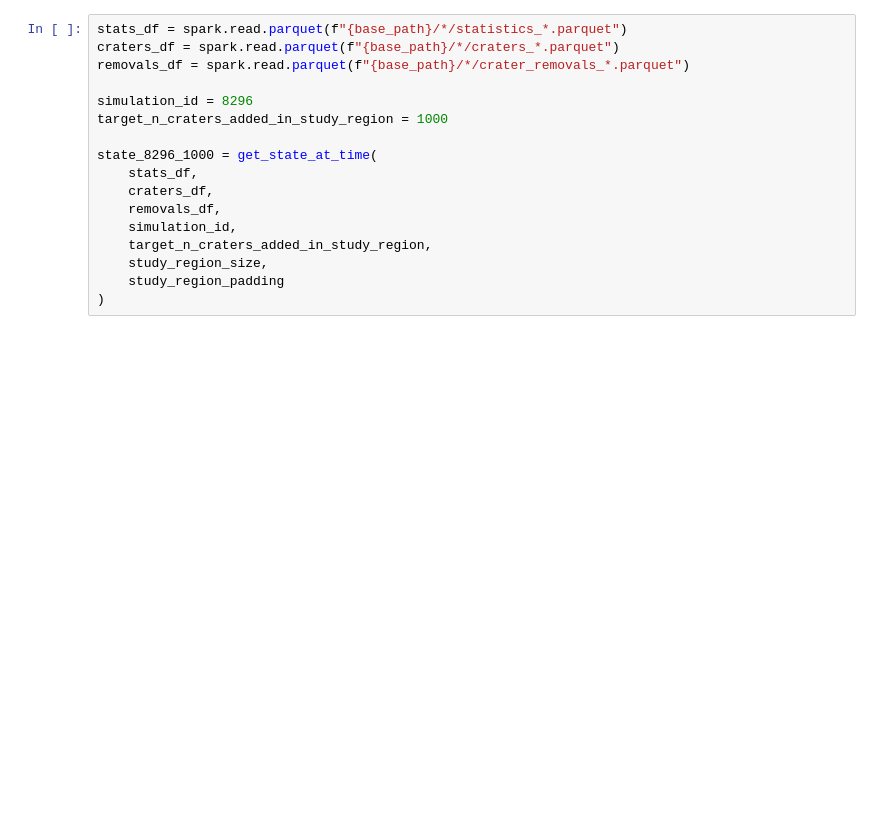
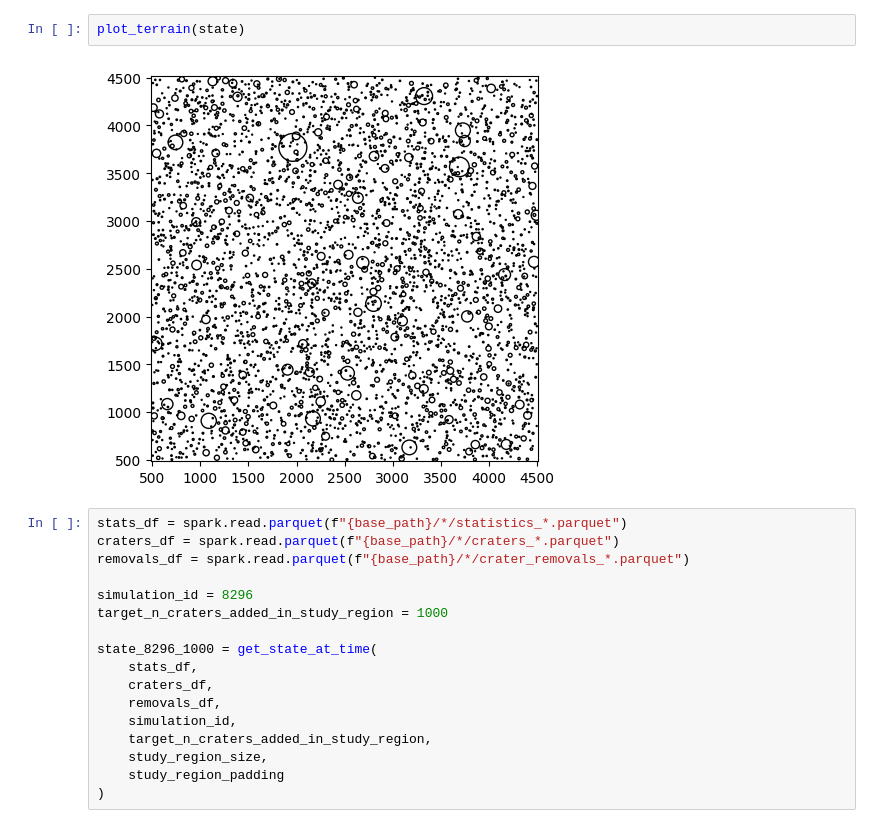
Before and after one commit to seanmason/saturation, a Jupyter notebook: notebooks/thesis/Chapter4/PointInTimePlots.ipynb, the cells around one changed output. Drawn from its saved outputs; the diff is of its cells as text; blank space fills up the shorter version.

```diff
--- a/notebooks/thesis/Chapter4/PointInTimePlots.ipynb
+++ b/notebooks/thesis/Chapter4/PointInTimePlots.ipynb
@@ -242,3 +301,7 @@ plot_sfds(s, -slope, intercept=6e7)
+# %%
+plot_terrain(state)
+# %% [output]
+[figure, added]
 # %%
 stats_df = spark.read.parquet(f"{base_path}/*/statistics_*.parquet")
 craters_df = spark.read.parquet(f"{base_path}/*/craters_*.parquet")
```
Also changed, not shown: parts of 23 cells of this notebook, 37 other files.
